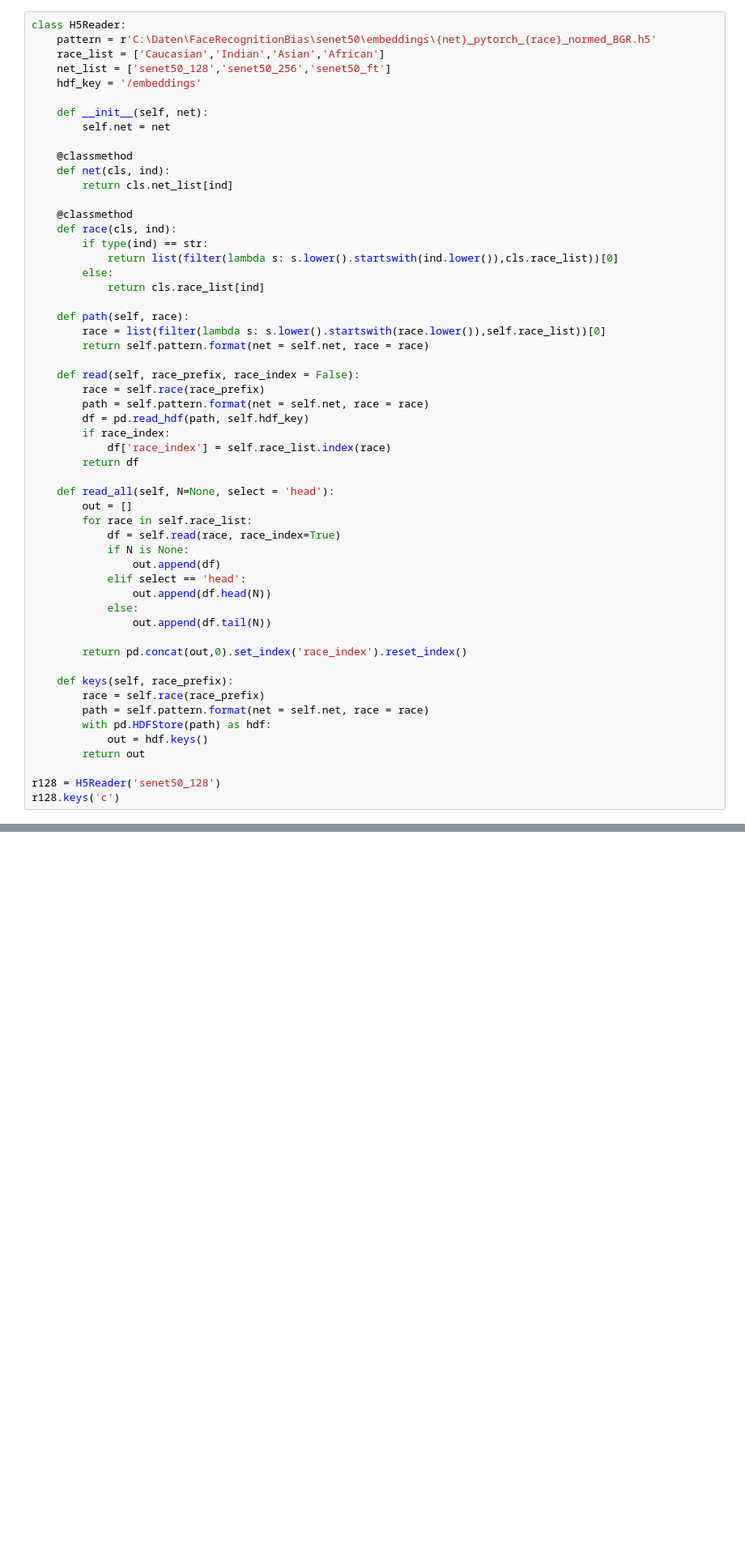
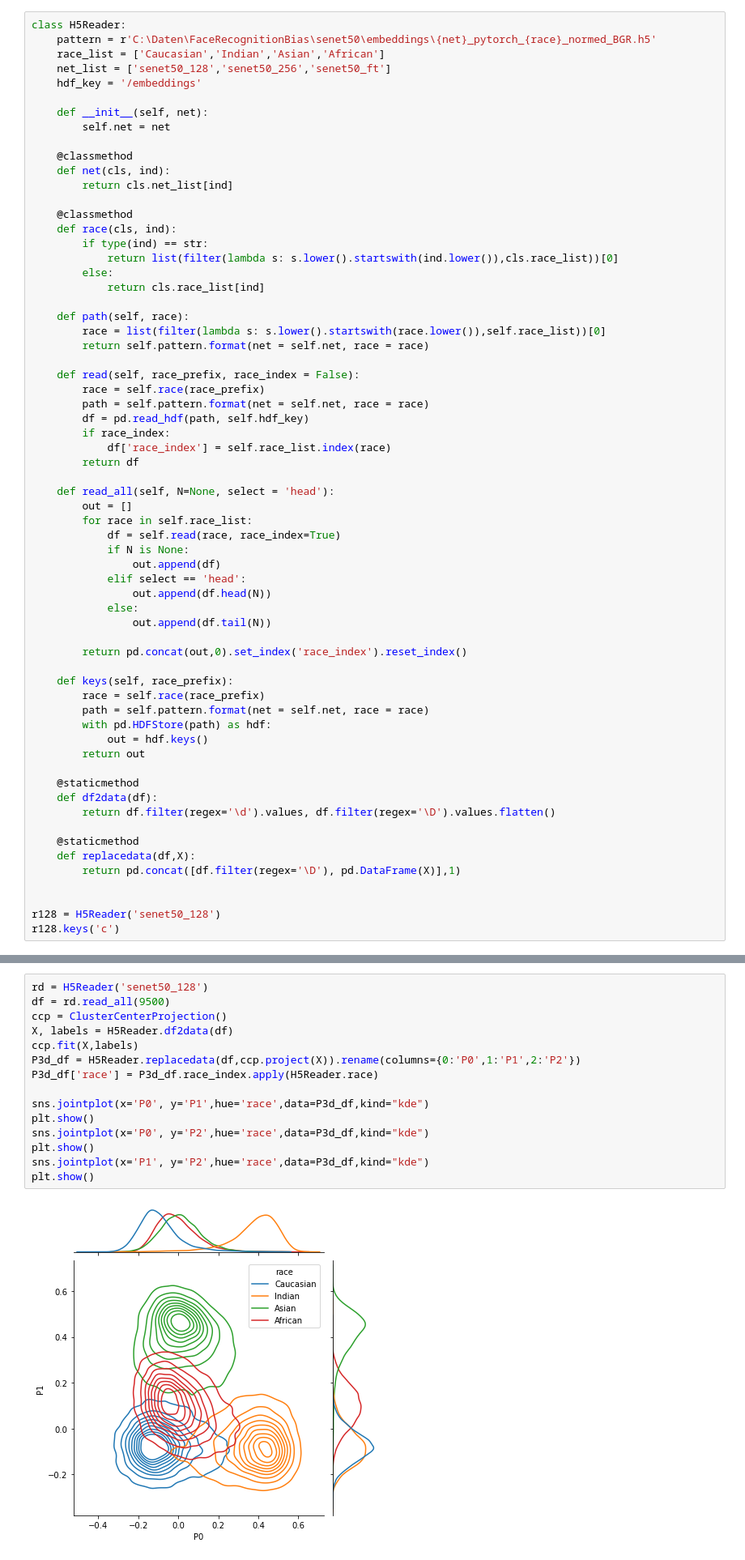
Before and after one commit to samuelwehrli/Face-Recognition-Bias, a Jupyter notebook: Embeddings and Bias Analysis.ipynb, the cells around one changed output, grey strips where cells are left out. Shown at 81% size. Cells and saved outputs as stored; diff of their text form; blank space fills up the shorter version.

```diff
--- a/Embeddings and Bias Analysis.ipynb
+++ b/Embeddings and Bias Analysis.ipynb
@@ -86,6 +108,15 @@ class H5Reader:
             out = hdf.keys()
         return out
 
+    @staticmethod
+    def df2data(df):
+        return df.filter(regex='\d').values, df.filter(regex='\D').values.flatten()
+
+    @staticmethod
+    def replacedata(df,X):
+        return pd.concat([df.filter(regex='\D'), pd.DataFrame(X)],1)
+
+
 r128 = H5Reader('senet50_128')
 r128.keys('c')
 # %% [output]
@@ -92,0 +163,17 @@ r128.keys('c')
+# %%
+rd = H5Reader('senet50_128')
+df = rd.read_all(9500)
+ccp = ClusterCenterProjection()
+X, labels = H5Reader.df2data(df)
+ccp.fit(X,labels)
+P3d_df = H5Reader.replacedata(df,ccp.project(X)).rename(columns={0:'P0',1:'P1',2:'P2'})
+P3d_df['race'] = P3d_df.race_index.apply(H5Reader.race)
+
+sns.jointplot(x='P0', y='P1',hue='race',data=P3d_df,kind="kde")
+plt.show()
+sns.jointplot(x='P0', y='P2',hue='race',data=P3d_df,kind="kde")
+plt.show()
+sns.jointplot(x='P1', y='P2',hue='race',data=P3d_df,kind="kde")
+plt.show()
+# %% [output]
+[figure, added]
```
Also changed, not shown: parts of 44 cells of this notebook.
